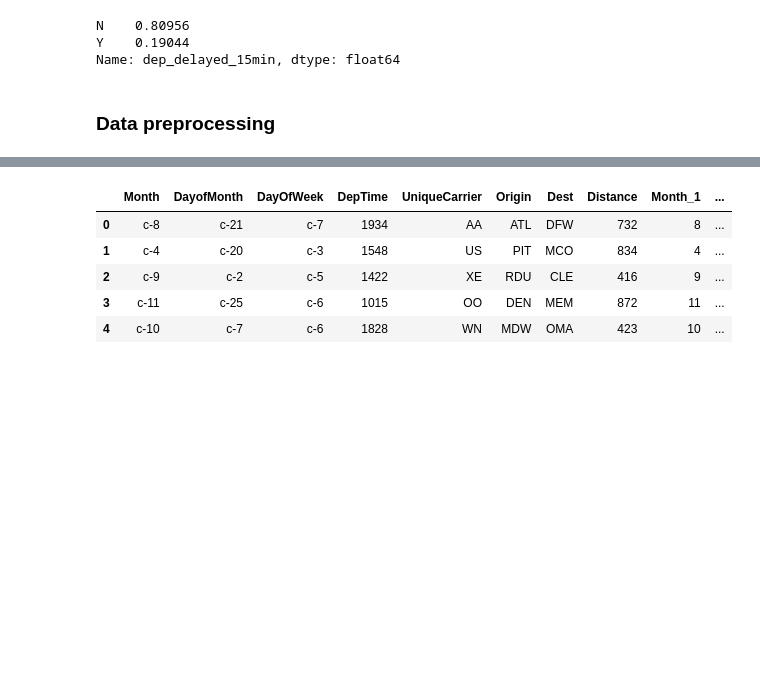
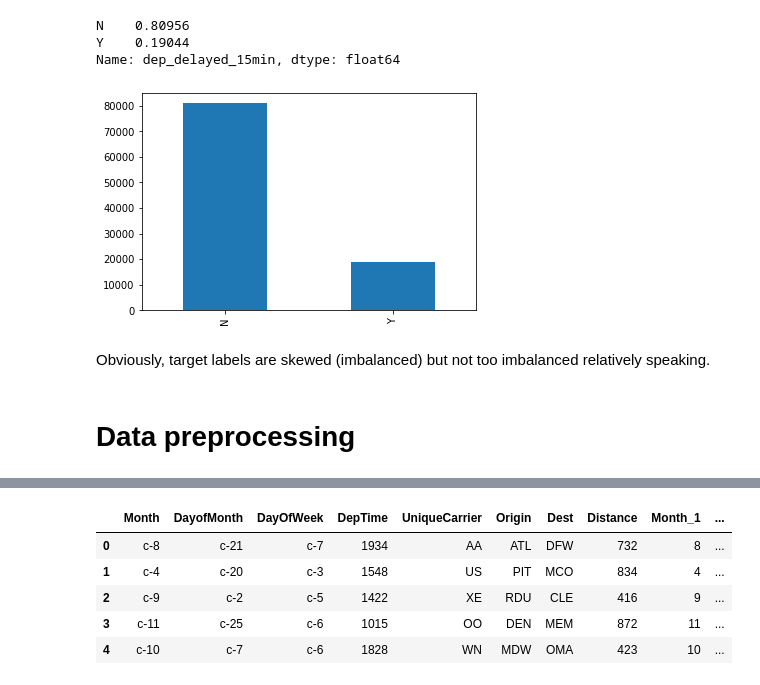
Before and after one commit to lobvh/flight-delays, a Jupyter notebook: flight-prediction.ipynb, the cells around one changed output, grey strips where cells are left out. Cells and saved outputs as stored; diff of their text form; code cells hidden in the pictures; blank space fills up the shorter version.

```diff
--- a/flight-prediction.ipynb
+++ b/flight-prediction.ipynb
@@ -88,5 +91,11 @@ train_df['dep_delayed_15min'].value_counts(normalize = True)
 N    0.80956
 Y    0.19044
 Name: dep_delayed_15min, dtype: float64
+# %%
+train_df['dep_delayed_15min'].value_counts().plot(kind = 'bar', );
+# %% [output]
+[figure, added]
+# %% [markdown]
+Obviously, target labels are skewed (imbalanced) but not too imbalanced relatively speaking.
 # %% [markdown]
-### Data preprocessing
+# Data preprocessing
```
Also changed, not shown: parts of 108 cells of this notebook.
